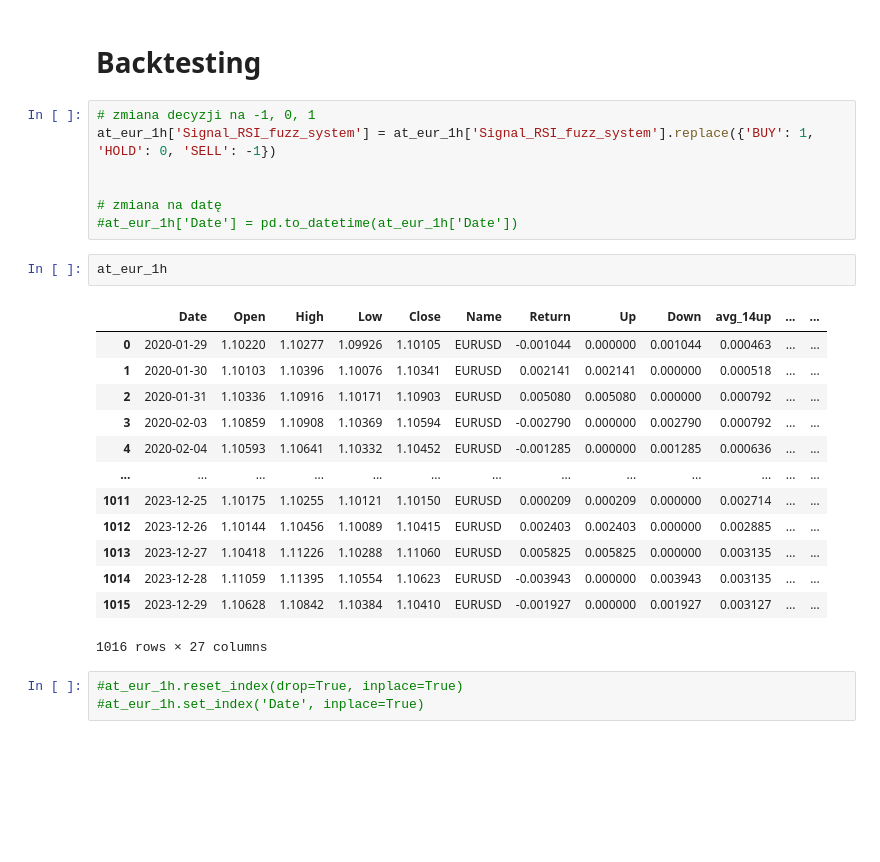
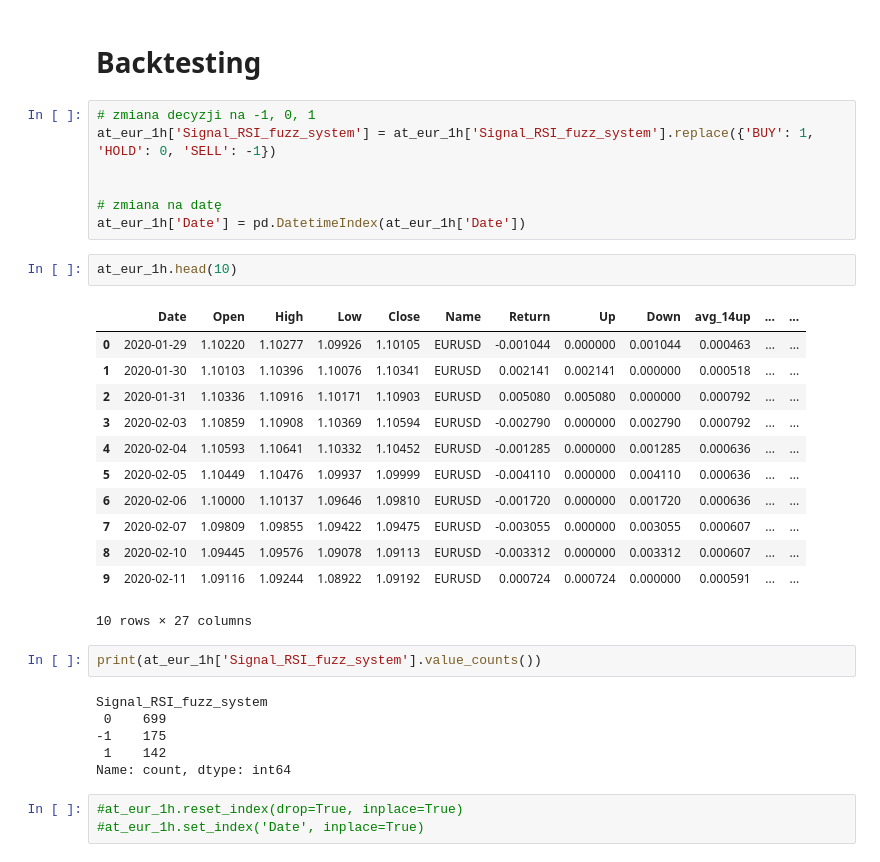
Before and after one commit to kkarolina71/praca_magisterska, a Jupyter notebook: RSI_Williams_EURUSD_d.ipynb, the cells around one changed output. Saved outputs shown, nothing was run; the diff lists cells and outputs as text; blank space fills up the shorter version.

```diff
--- a/RSI_Williams_EURUSD_d.ipynb
+++ b/RSI_Williams_EURUSD_d.ipynb
@@ -212,23 +199,30 @@ at_eur_1h['Signal_RSI_fuzz_system'] = at_eur_1h['Signal_RSI_fuzz_system'].replac
 
 
 # zmiana na datę
-#at_eur_1h['Date'] = pd.to_datetime(at_eur_1h['Date'])
+at_eur_1h['Date'] = pd.DatetimeIndex(at_eur_1h['Date'])
 # %%
-at_eur_1h
+at_eur_1h.head(10)
 # %% [output]
 |  | Date | Open | High | Low | Close | Name | Return | Up | Down | avg_14up | ... | ... |
 | 0 | 2020-01-29 | 1.10220 | 1.10277 | 1.09926 | 1.10105 | EURUSD | -0.001044 | 0.000000 | 0.001044 | 0.000463 | ... | ... |
 | 1 | 2020-01-30 | 1.10103 | 1.10396 | 1.10076 | 1.10341 | EURUSD | 0.002141 | 0.002141 | 0.000000 | 0.000518 | ... | ... |
 | 2 | 2020-01-31 | 1.10336 | 1.10916 | 1.10171 | 1.10903 | EURUSD | 0.005080 | 0.005080 | 0.000000 | 0.000792 | ... | ... |
 | 3 | 2020-02-03 | 1.10859 | 1.10908 | 1.10369 | 1.10594 | EURUSD | -0.002790 | 0.000000 | 0.002790 | 0.000792 | ... | ... |
 | 4 | 2020-02-04 | 1.10593 | 1.10641 | 1.10332 | 1.10452 | EURUSD | -0.001285 | 0.000000 | 0.001285 | 0.000636 | ... | ... |
-| ... | ... | ... | ... | ... | ... | ... | ... | ... | ... | ... | ... | ... |
-| 1011 | 2023-12-25 | 1.10175 | 1.10255 | 1.10121 | 1.10150 | EURUSD | 0.000209 | 0.000209 | 0.000000 | 0.002714 | ... | ... |
-| 1012 | 2023-12-26 | 1.10144 | 1.10456 | 1.10089 | 1.10415 | EURUSD | 0.002403 | 0.002403 | 0.000000 | 0.002885 | ... | ... |
-| 1013 | 2023-12-27 | 1.10418 | 1.11226 | 1.10288 | 1.11060 | EURUSD | 0.005825 | 0.005825 | 0.000000 | 0.003135 | ... | ... |
-| 1014 | 2023-12-28 | 1.11059 | 1.11395 | 1.10554 | 1.10623 | EURUSD | -0.003943 | 0.000000 | 0.003943 | 0.003135 | ... | ... |
-| 1015 | 2023-12-29 | 1.10628 | 1.10842 | 1.10384 | 1.10410 | EURUSD | -0.001927 | 0.000000 | 0.001927 | 0.003127 | ... | ... |
+| 5 | 2020-02-05 | 1.10449 | 1.10476 | 1.09937 | 1.09999 | EURUSD | -0.004110 | 0.000000 | 0.004110 | 0.000636 | ... | ... |
+| 6 | 2020-02-06 | 1.10000 | 1.10137 | 1.09646 | 1.09810 | EURUSD | -0.001720 | 0.000000 | 0.001720 | 0.000636 | ... | ... |
+| 7 | 2020-02-07 | 1.09809 | 1.09855 | 1.09422 | 1.09475 | EURUSD | -0.003055 | 0.000000 | 0.003055 | 0.000607 | ... | ... |
+| 8 | 2020-02-10 | 1.09445 | 1.09576 | 1.09078 | 1.09113 | EURUSD | -0.003312 | 0.000000 | 0.003312 | 0.000607 | ... | ... |
+| 9 | 2020-02-11 | 1.09116 | 1.09244 | 1.08922 | 1.09192 | EURUSD | 0.000724 | 0.000724 | 0.000000 | 0.000591 | ... | ... |
-1016 rows × 27 columns
+10 rows × 27 columns
+# %%
+print(at_eur_1h['Signal_RSI_fuzz_system'].value_counts())
+# %% [output]
+Signal_RSI_fuzz_system
+ 0    699
+-1    175
+ 1    142
+Name: count, dtype: int64
 # %%
 #at_eur_1h.reset_index(drop=True, inplace=True)
 #at_eur_1h.set_index('Date', inplace=True)
```
Also changed, not shown: parts of 4 cells of this notebook.
